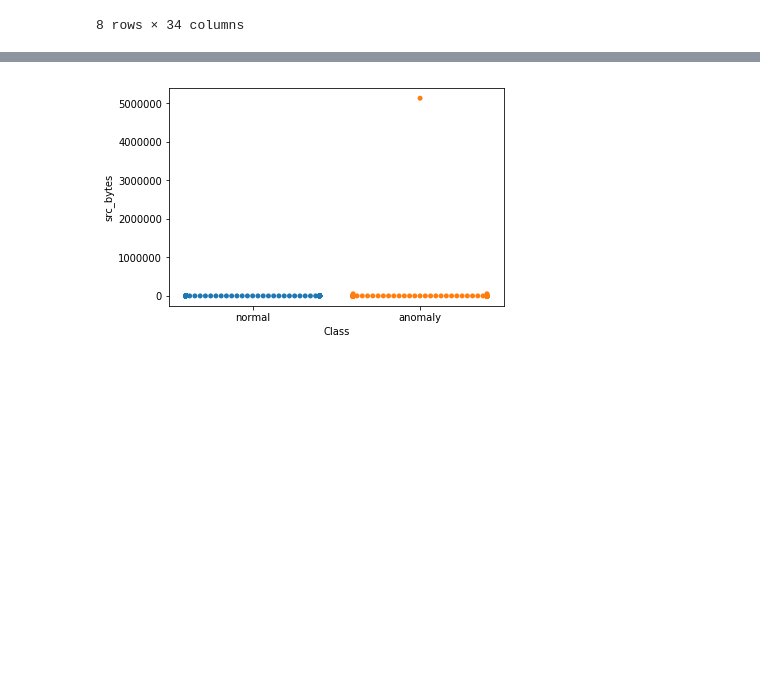
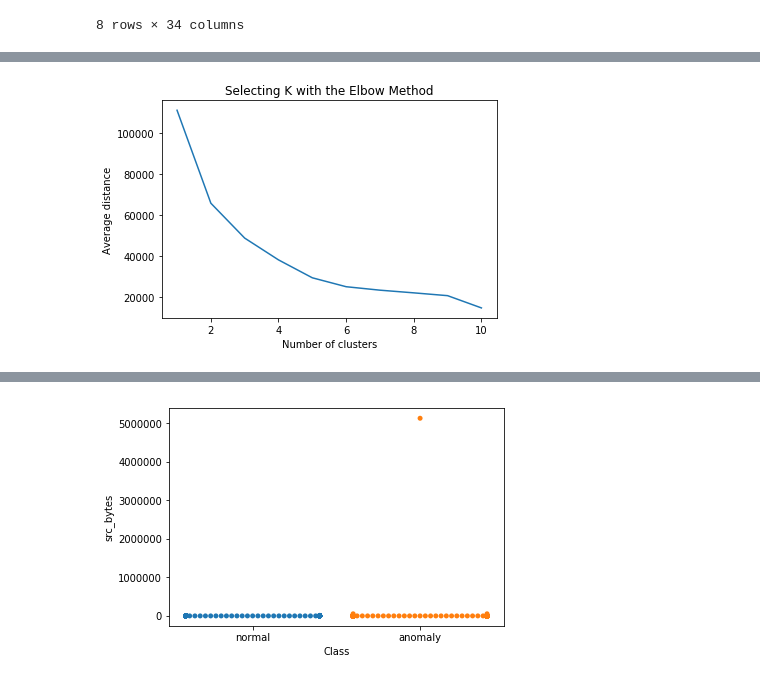
Before and after one commit to BaiKongQue/CSCI-191T_Security_Group, a Jupyter notebook: Security Group Project.ipynb, the cells around one changed output, grey strips where cells are left out. Cells and saved outputs as stored; diff of their text form; code cells hidden in the pictures; blank space fills up the shorter version.

```diff
--- a/Security Group Project.ipynb
+++ b/Security Group Project.ipynb
@@ -74,9 +74,10 @@ kddDF.describe()
 | max | 42908.00000 | 1.379964e+09 | 1.309937e+09 | 3.000000 | 3.000000 | 77.000000 | 5.000000 | 7479.000000 | ... |
 8 rows × 34 columns
 # %%
-kddData = kddDF[['src_bytes', 'dst_bytes', 'num_failed_logins', 'logged_in', 'num_compromised',
+feat = ['src_bytes', 'dst_bytes', 'num_failed_logins', 'logged_in', 'num_compromised',
             'root_shell', 'su_attempted', 'num_root', 'num_file_creations', 'num_shells',
-            'num_access_files', 'num_outbound_cmds']]
+            'num_access_files', 'num_outbound_cmds']
+kddData = kddDF[feat]
 kddData = kddData.assign(Class=kddDF['class'].apply(lambda x: x.decode('utf-8')))
 kddData.head()
 # %% [output]
@@ -87,5 +88,7 @@ kddData.head()
 | 3 | 232.0 | 8153.0 | 0.0 | b'1' | 0.0 | 0.0 | 0.0 | ... |
 | 4 | 199.0 | 420.0 | 0.0 | b'1' | 0.0 | 0.0 | 0.0 | ... |
 # %%
-find_k_graph(10, kddData)
+find_k_graph(10, kddData.drop(["Class"], axis=1))
+# %% [output]
+[figure, added]
 # %%
```
Also changed, not shown: parts of 5 cells of this notebook, 1 other file.
